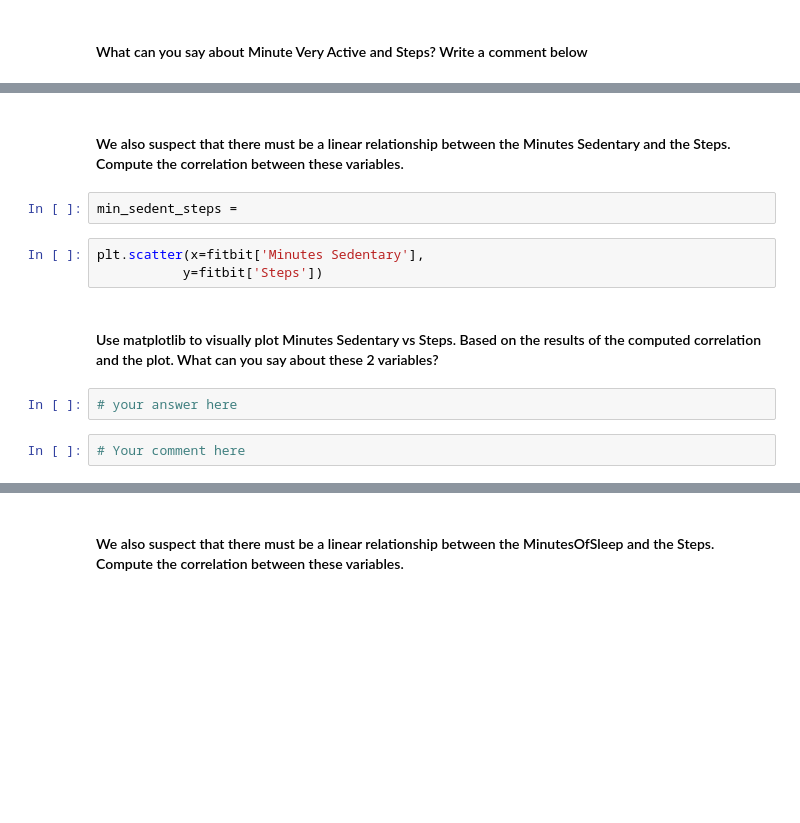
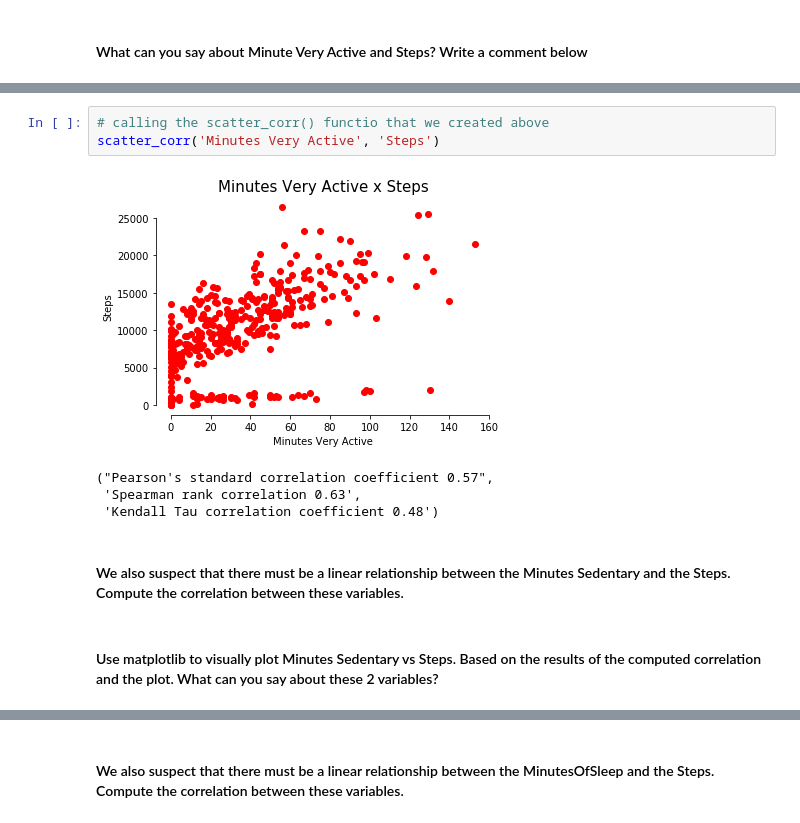
Before and after one commit to ironhacksao-datateam/june2019-ft, a Jupyter notebook: week_3/23_lab_pivot_table_and_correlation/your_code/23_lab_pivot_table_and_correlation.ipynb, the cells around one changed output, grey strips where cells are left out. Drawn from its saved outputs; the diff is of its cells as text; blank space fills up the shorter version.

```diff
--- a/week_3/23_lab_pivot_table_and_correlation/your_code/23_lab_pivot_table_and_correlation.ipynb
+++ b/week_3/23_lab_pivot_table_and_correlation/your_code/23_lab_pivot_table_and_correlation.ipynb
@@ -314,13 +380,12 @@ min_vactive_steps
+# %%
+# calling the scatter_corr() functio that we created above
+scatter_corr('Minutes Very Active', 'Steps')
+# %% [output]
+[figure, added]
+("Pearson's standard correlation coefficient 0.57",
+ 'Spearman rank correlation 0.63',
+ 'Kendall Tau correlation coefficient 0.48')
 # %% [markdown]
 #### We also suspect that there must be a linear relationship between the Minutes Sedentary and the Steps. Compute the correlation between these variables.
-# %%
-min_sedent_steps =
-# %%
-plt.scatter(x=fitbit['Minutes Sedentary'],
-           y=fitbit['Steps'])
 # %% [markdown]
 #### Use matplotlib to visually plot Minutes Sedentary vs Steps. Based on the results of the computed correlation and the plot. What can you say about these 2 variables?
-# %%
-# your answer here
-# %%
-# Your comment here
```
Also changed, not shown: parts of 41 cells of this notebook, 2 other files.
